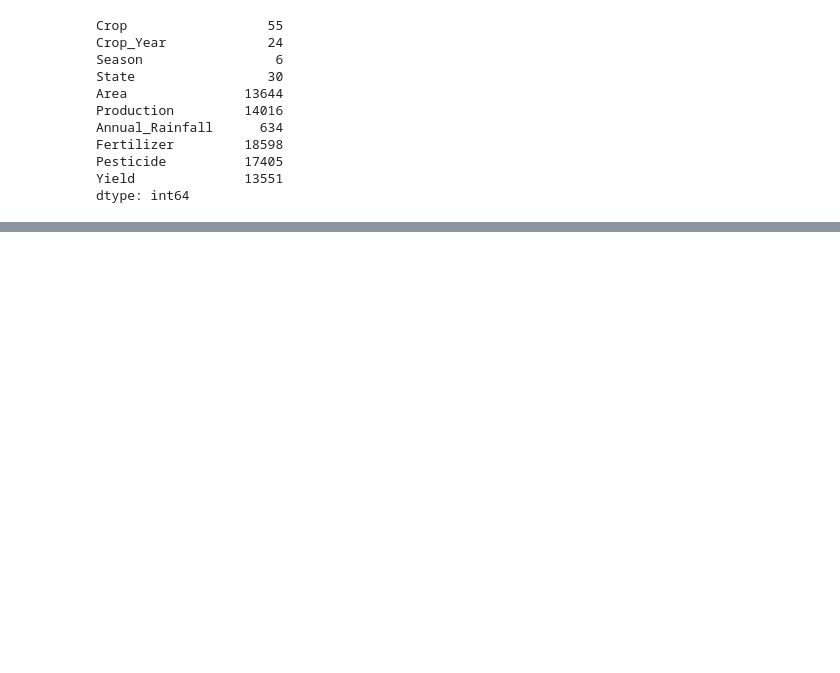
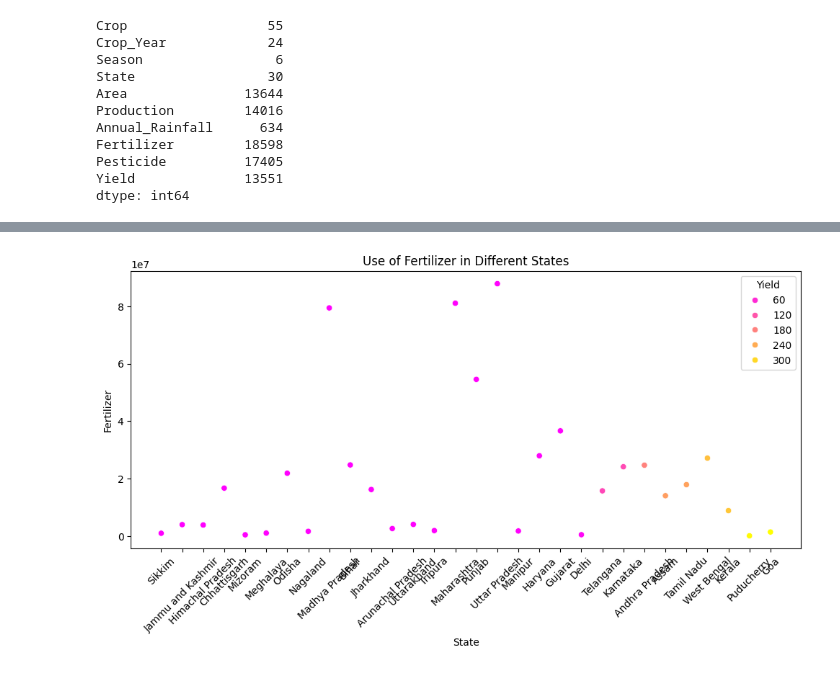
Before and after one commit to HarithaBangaru/crop-yield-prediction-in-indian-states, a Jupyter notebook: Crop_Yield_Prediction.ipynb, the cells around one changed output, grey strips where cells are left out. Saved outputs shown, nothing was run; the diff lists cells and outputs as text; code cells hidden in the pictures; blank space fills up the shorter version.

```diff
--- a/Crop_Yield_Prediction.ipynb
+++ b/Crop_Yield_Prediction.ipynb
@@ -269,0 +292,8 @@ df_state
+# %%
+plt.figure(figsize=(12,5))
+sns.scatterplot(x=df_state.index, y=df_state['Fertilizer'], palette='spring', hue = df_state['Yield'])
+plt.xticks(rotation=45)
+plt.title('Use of Fertilizer in Different States')
+plt.show()
+# %% [output]
+[figure, added]
```
Also changed, not shown: parts of 10 cells of this notebook.
